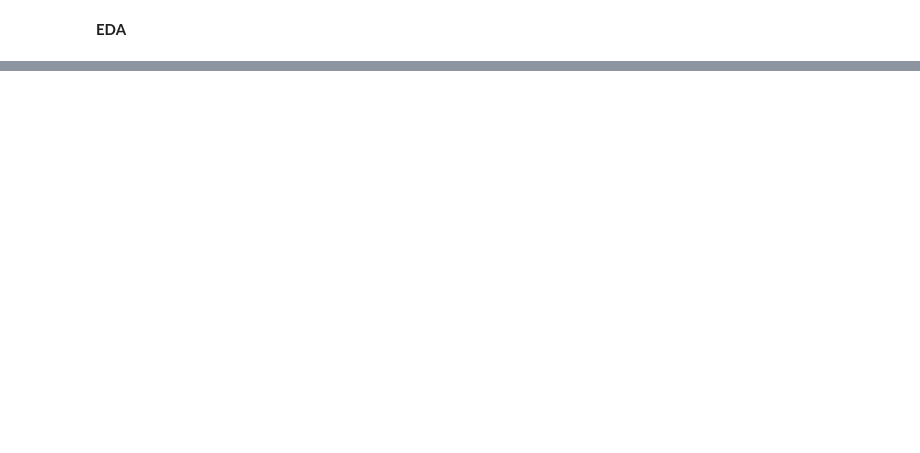
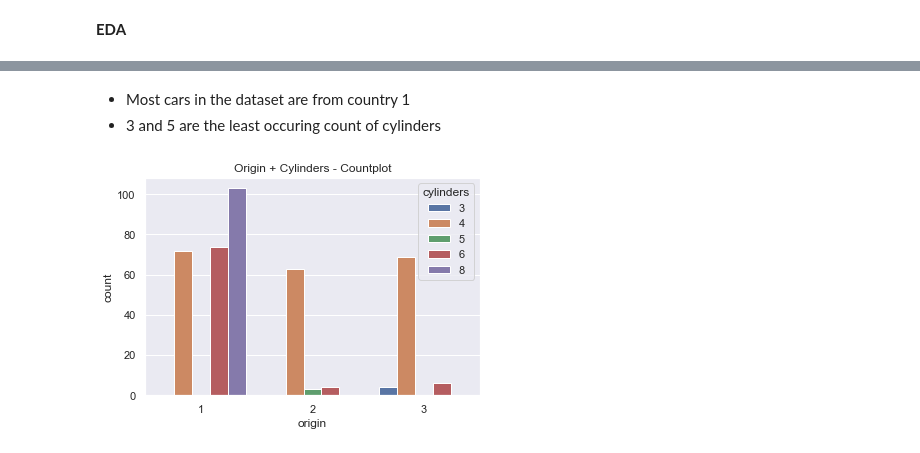
Before and after one commit to jibnorge/Vehicle-Performance-Prediction, a Jupyter notebook: code.ipynb, the cells around one changed output, grey strips where cells are left out. Cells and saved outputs as stored; diff of their text form; code cells hidden in the pictures; blank space fills up the shorter version.

```diff
--- a/code.ipynb
+++ b/code.ipynb
@@ -137,0 +155,9 @@ memory usage: 28.1+ KB
+# %% [markdown]
+- Most cars in the dataset are from country 1
+- 3 and 5 are the least occuring count of cylinders
+# %%
+sns.countplot(data = data, x = 'origin', hue = 'cylinders')
+plt.title('Origin + Cylinders - Countplot')
+plt.show()
+# %% [output]
+[figure, added]
```
Also changed, not shown: parts of 31 cells of this notebook.
